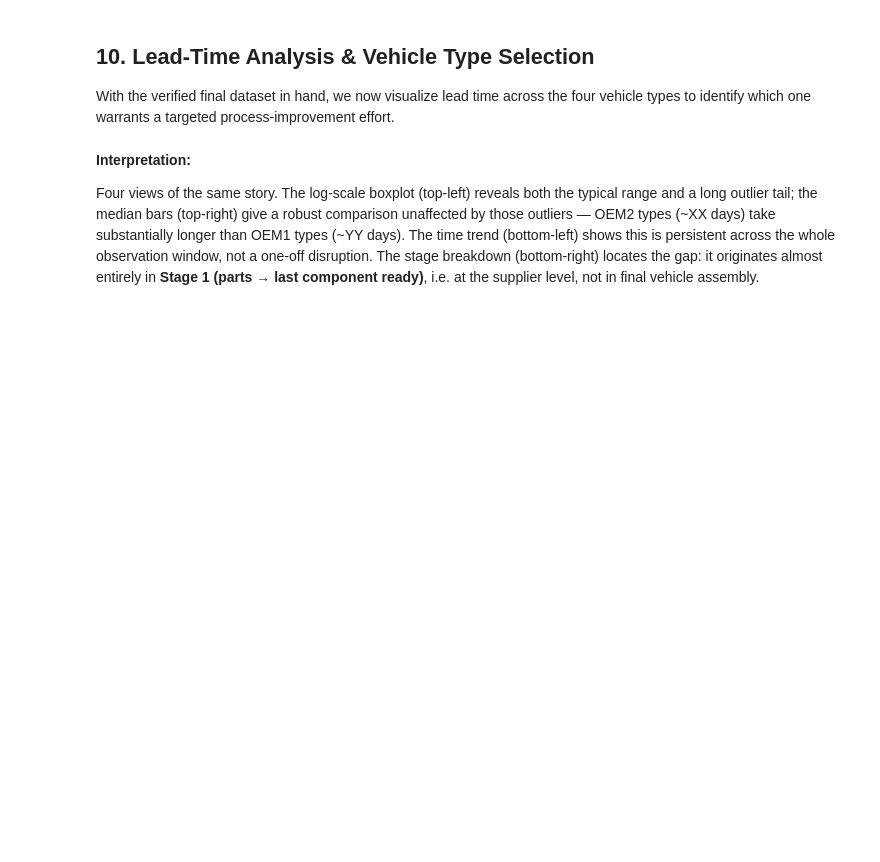
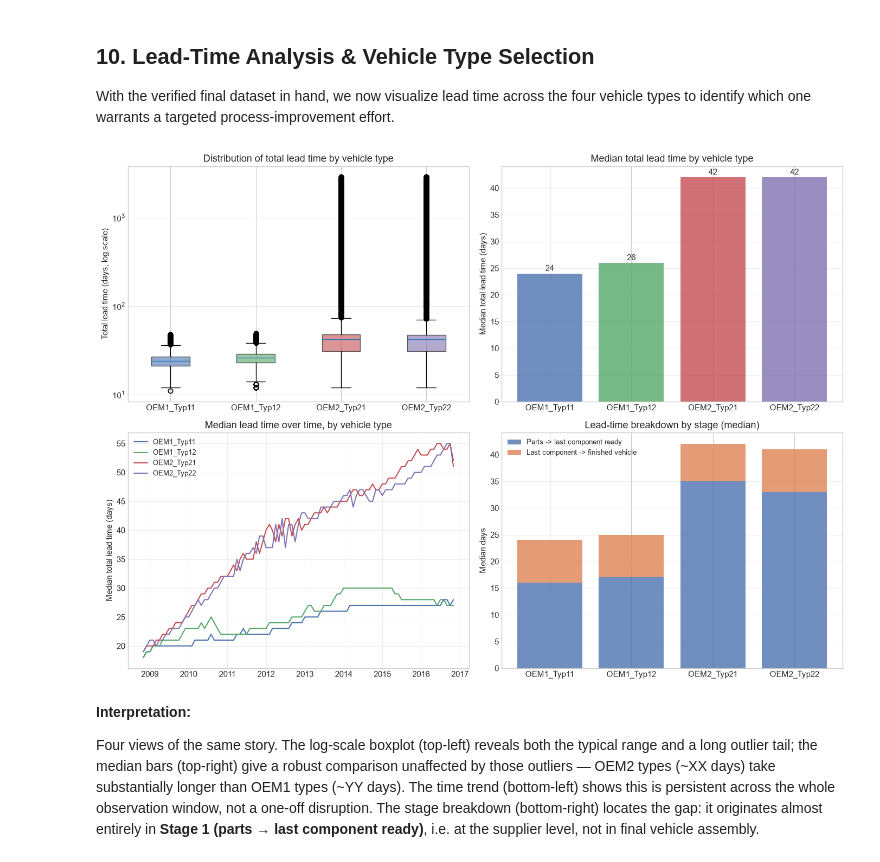
Before and after one commit to Khurram1102/Group_40_IEDA, a Jupyter notebook: SoSe26_Case_Study_Group_40/SoSe26_Case_Study_Group_40.ipynb, the cells around one changed output. Drawn from its saved outputs; the diff is of its cells as text; code cells hidden in the pictures; blank space fills up the shorter version.

Commit message:
Case Study: verified run with outputs

```diff
--- a/SoSe26_Case_Study_Group_40/SoSe26_Case_Study_Group_40.ipynb
+++ b/SoSe26_Case_Study_Group_40/SoSe26_Case_Study_Group_40.ipynb
@@ -530,7 +525,8 @@ ALL_T_TYPES = list(STANDARD_SPEC.keys()) + list(FUSION_SPEC.keys())
 einzelteil_row_counts = {}
 print(f"{'Type':<6}{'Rows':>10}{'NaN IDs':>10}{'NaN dates':>12}{'Dup IDs':>10}{'Secs':>7}  Sample ID", flush=True)
 for t in sorted(ALL_T_TYPES, key=lambda x: int(x[1:])):
-    cache = f'data/cleaned/Einzelteil_{t}.pkl'
+    t_clean = t.replace('T0', 'T') if t.startswith('T0') else t # Clean name: 'T01' becomes 'T1', 'T10' stays 'T10'
+    cache = f'data/cleaned/Einzelteil_{t_clean}.pkl'
     t0 = time.time()
     if os.path.exists(cache):
         df_t = pd.read_pickle(cache)          # already done in a previous run
@@ -541,13 +537,13 @@ for t in sorted(ALL_T_TYPES, key=lambda x: int(x[1:])):
     dup_id = df_t['IDNummer'].duplicated().sum()
     sample = df_t['IDNummer'].dropna().iloc[0] if df_t['IDNummer'].notna().any() else 'N/A'
     assert nan_id == 0 and nan_date == 0 and dup_id == 0, f"{t}: verification failed"
-    print(f"{t:<6}{len(df_t):>10}{nan_id:>10}{nan_date:>12}{dup_id:>10}{time.time()-t0:>7.1f}  {sample}", flush=True)
+    print(f"{t_clean:<6}{len(df_t):>10}{nan_id:>10}{nan_date:>12}{dup_id:>10}{time.time()-t0:>7.1f}  {sample}", flush=True)
     if not os.path.exists(cache):
         df_t.to_pickle(cache)
     einzelteil_row_counts[t] = len(df_t)
     del df_t
 
-print(f"\nAll 38 Einzelteil tables verified and cached to data/cleaned/. "
+print(f"\nAll 40 Einzelteil tables verified and cached to data/cleaned/. "
       f"Total rows: {sum(einzelteil_row_counts.values()):,}", flush=True)
 # %% [output]
 Type        Rows   NaN IDs   NaN dates   Dup IDs   Secs  Sample ID
@@ -775,6 +788,8 @@ With the verified final dataset in hand, we now visualize lead time across the f
 # =====================================================================
 # 8. LEAD-TIME VISUALIZATION
 # =====================================================================
+os.makedirs('data/additional_files', exist_ok=True)
+
 order = ['OEM1_Typ11', 'OEM1_Typ12', 'OEM2_Typ21', 'OEM2_Typ22']
 colors = ['#4C72B0', '#55A868', '#C44E52', '#8172B2']
 
@@ -789,34 +804,36 @@ for patch, c in zip(bp['boxes'], colors):
 ax.set_yscale('log'); ax.set_ylabel('Total lead time (days, log scale)')
 ax.set_title('Distribution of total lead time by vehicle type'); ax.grid(axis='y', alpha=0.3)
 
 # 2. Median lead time (robust to the extreme outliers)
 ax = axes[0, 1]
 medians = final_data.groupby('Fahrzeug_Typ')['LeadTime_Total_Days'].median().reindex(order)
 bars = ax.bar(order, medians, color=colors, alpha=0.8)
 for b, v in zip(bars, medians):
     ax.text(b.get_x() + b.get_width() / 2, v + 0.5, f'{v:.0f}', ha='center')
 ax.set_ylabel('Median total lead time (days)'); ax.set_title('Median total lead time by vehicle type'); ax.grid(axis='y', alpha=0.3)
 
 # 3. Trend over time
 ax = axes[1, 0]
 final_data['YearMonth'] = final_data['Fahrzeug_Produktionsdatum'].dt.to_period('M')
 trend = final_data.groupby(['YearMonth', 'Fahrzeug_Typ'])['LeadTime_Total_Days'].median().unstack()
 for t, c in zip(order, colors):
     ax.plot(trend.index.to_timestamp(), trend[t], label=t, color=c, linewidth=1.5)
 ax.set_ylabel('Median total lead time (days)'); ax.set_title('Median lead time over time, by vehicle type')
 ax.legend(fontsize=9); ax.grid(alpha=0.3)
 
 # 4. Stage breakdown
 ax = axes[1, 1]
 stage1 = final_data.groupby('Fahrzeug_Typ')['Stage1_PartsToLastComponent_Days'].median().reindex(order)
 stage2 = final_data.groupby('Fahrzeug_Typ')['Stage2_ComponentToVehicle_Days'].median().reindex(order)
 ax.bar(order, stage1, label='Parts -> last component ready', color='#4C72B0', alpha=0.8)
 ax.bar(order, stage2, bottom=stage1, label='Last component -> finished vehicle', color='#DD8452', alpha=0.8)
 ax.set_ylabel('Median days'); ax.set_title('Lead-time breakdown by stage (median)'); ax.legend(fontsize=9); ax.grid(axis='y', alpha=0.3)
 
 plt.tight_layout()
-plt.savefig('additional_files/leadtime_overview.png', dpi=130)
+plt.savefig('data/additional_files/leadtime_overview.png', dpi=130)
 plt.show()
+# %% [output]
+[figure, added]
 # %% [markdown]
 **Interpretation:**
 
```
Also changed, not shown: parts of 11 cells of this notebook.
